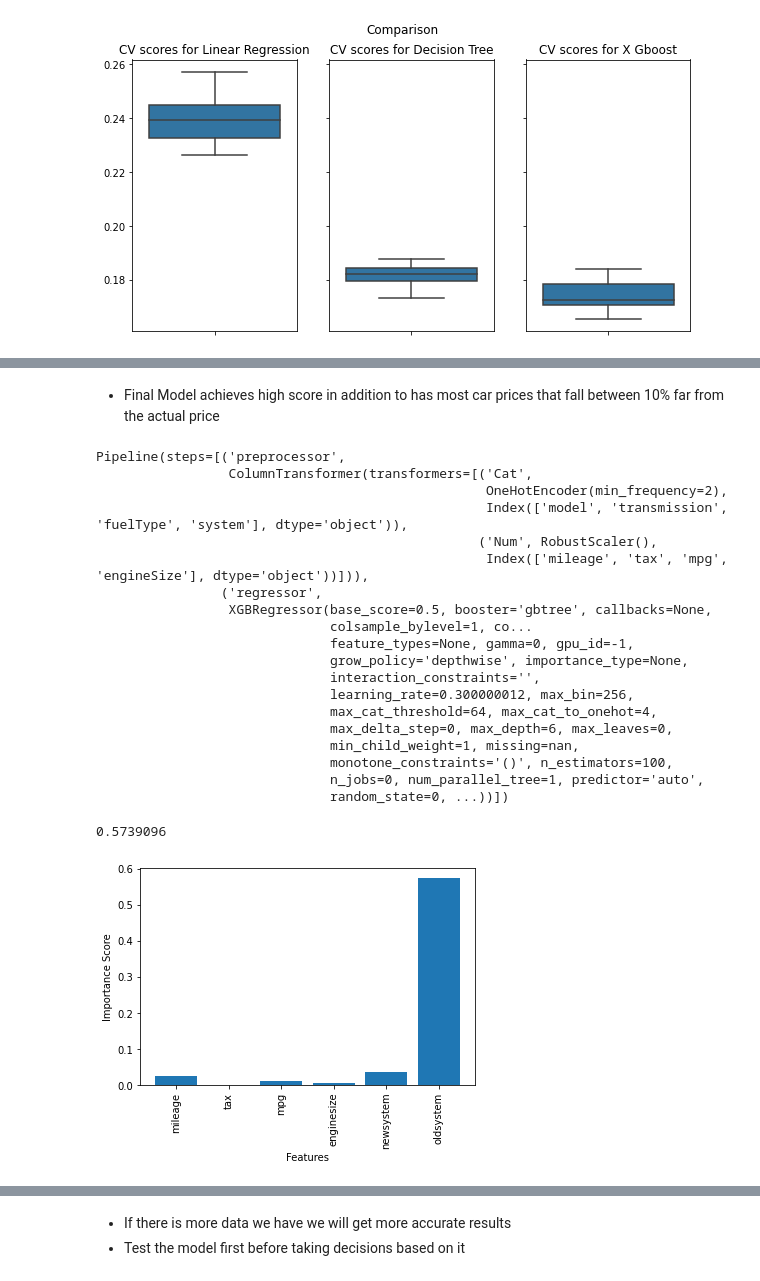
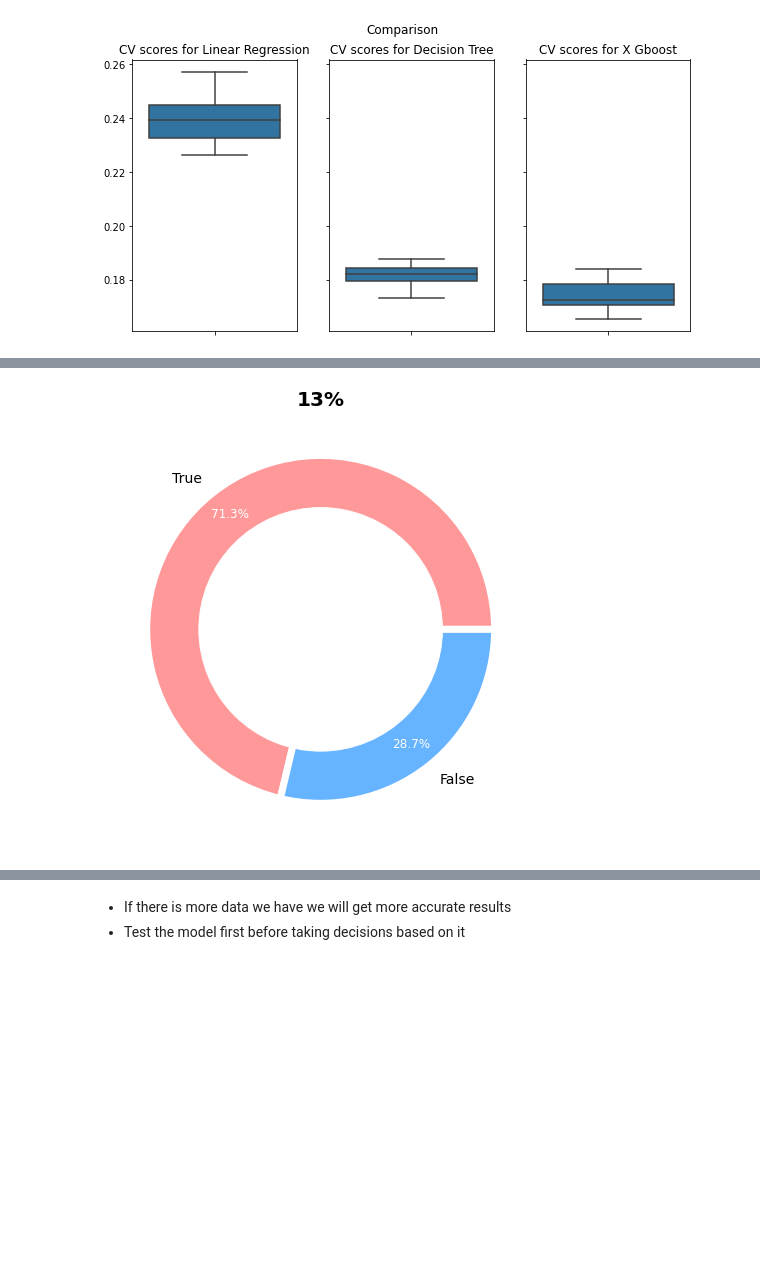
Before and after one commit to MahmoudAdel-hub/UK_Cars, a Jupyter notebook: Cars.ipynb, the cells around one changed output, grey strips where cells are left out. Saved outputs shown, nothing was run; the diff lists cells and outputs as text; code cells hidden in the pictures; blank space fills up the shorter version.

```diff
--- a/Cars.ipynb
+++ b/Cars.ipynb
@@ -1480,11 +1521,11 @@ plt.show()
 circle = plt.Circle((0,0),0.7,color='white')
 fig, ax = plt.subplots(figsize=(14,8))
 colors = ['#ff9999','#66b3ff','#99ff99','#ffcc99']
-wedges, texts, autotexts = ax.pie(Predictions_x['Condition'].value_counts(), labels=[_ for _ in Predictions_x['Condition'].value_counts().index], colors=colors, wedgeprops={'linewidth': 7, 'edgecolor': 'white'}, autopct='%.1f%%',pctdistance=0.84)
+wedges, texts, autotexts = ax.pie(Predictions_x['Condition_12'].value_counts(), labels=[_ for _ in Predictions_x['Condition_12'].value_counts().index], colors=colors, wedgeprops={'linewidth': 7, 'edgecolor': 'white'}, autopct='%.1f%%',pctdistance=0.84)
 ax.add_artist(circle)
 plt.setp(autotexts, size=12, color='white')
 for label in texts:
     label.set_fontsize(14)
-plt.title('X Gboost Model',size=20,fontweight='bold')
+plt.title('12%',size=20,fontweight='bold')
 plt.show()
 # %% [output]
@@ -1492,42 +1533,13 @@ plt.show()
-# %% [markdown]
-- Final Model achieves high score in addition to has most car prices that fall between 10% far from the actual price
-# %%
-pipe2
-# %% [output]
-Pipeline(steps=[('preprocessor',
-                 ColumnTransformer(transformers=[('Cat',
-                                                  OneHotEncoder(min_frequency=2),
-                                                  Index(['model', 'transmission', 'fuelType', 'system'], dtype='object')),
-                                                 ('Num', RobustScaler(),
-                                                  Index(['mileage', 'tax', 'mpg', 'engineSize'], dtype='object'))])),
-                ('regressor',
-                 XGBRegressor(base_score=0.5, booster='gbtree', callbacks=None,
-                              colsample_bylevel=1, co...
-                              feature_types=None, gamma=0, gpu_id=-1,
-                              grow_policy='depthwise', importance_type=None,
-                              interaction_constraints='',
-                              learning_rate=0.300000012, max_bin=256,
-                              max_cat_threshold=64, max_cat_to_onehot=4,
-                              max_delta_step=0, max_depth=6, max_leaves=0,
-                              min_child_weight=1, missing=nan,
-                              monotone_constraints='()', n_estimators=100,
-                              n_jobs=0, num_parallel_tree=1, predictor='auto',
-                              random_state=0, ...))])
-# %%
-pipe2['regressor'].feature_importances_[19] #mileage
-pipe2['regressor'].feature_importances_[22] #tax
-pipe2['regressor'].feature_importances_[23] #mpg
-pipe2['regressor'].feature_importances_[24] #enginesize
-pipe2['regressor'].feature_importances_[25] #newsystem
-pipe2['regressor'].feature_importances_[26] #oldsystem
-# %% [output]
-0.5739096
-# %%
-# Plot feature importances sorted by importance score
-plt.bar(['mileage','tax','mpg','enginesize','newsystem','oldsystem'], pipe2['regressor'].feature_importances_[np.r_[19,22,23,24,25,26]])
-plt.xticks(rotation=90)
-plt.xlabel('Features')
-plt.ylabel('Importance Score')
-plt.show()
-# %% [output]
-[figure, removed]
+# %%
+circle = plt.Circle((0,0),0.7,color='white')
+fig, ax = plt.subplots(figsize=(14,8))
+colors = ['#ff9999','#66b3ff','#99ff99','#ffcc99']
+wedges, texts, autotexts = ax.pie(Predictions_x['Condition_13'].value_counts(), labels=[_ for _ in Predictions_x['Condition_13'].value_counts().index], colors=colors, wedgeprops={'linewidth': 7, 'edgecolor': 'white'}, autopct='%.1f%%',pctdistance=0.84)
+ax.add_artist(circle)
+plt.setp(autotexts, size=12, color='white')
+for label in texts:
+    label.set_fontsize(14)
+plt.title('13%',size=20,fontweight='bold')
+plt.show()
+# %% [output]
+[figure, added]
```
Also changed, not shown: parts of 15 cells of this notebook.
